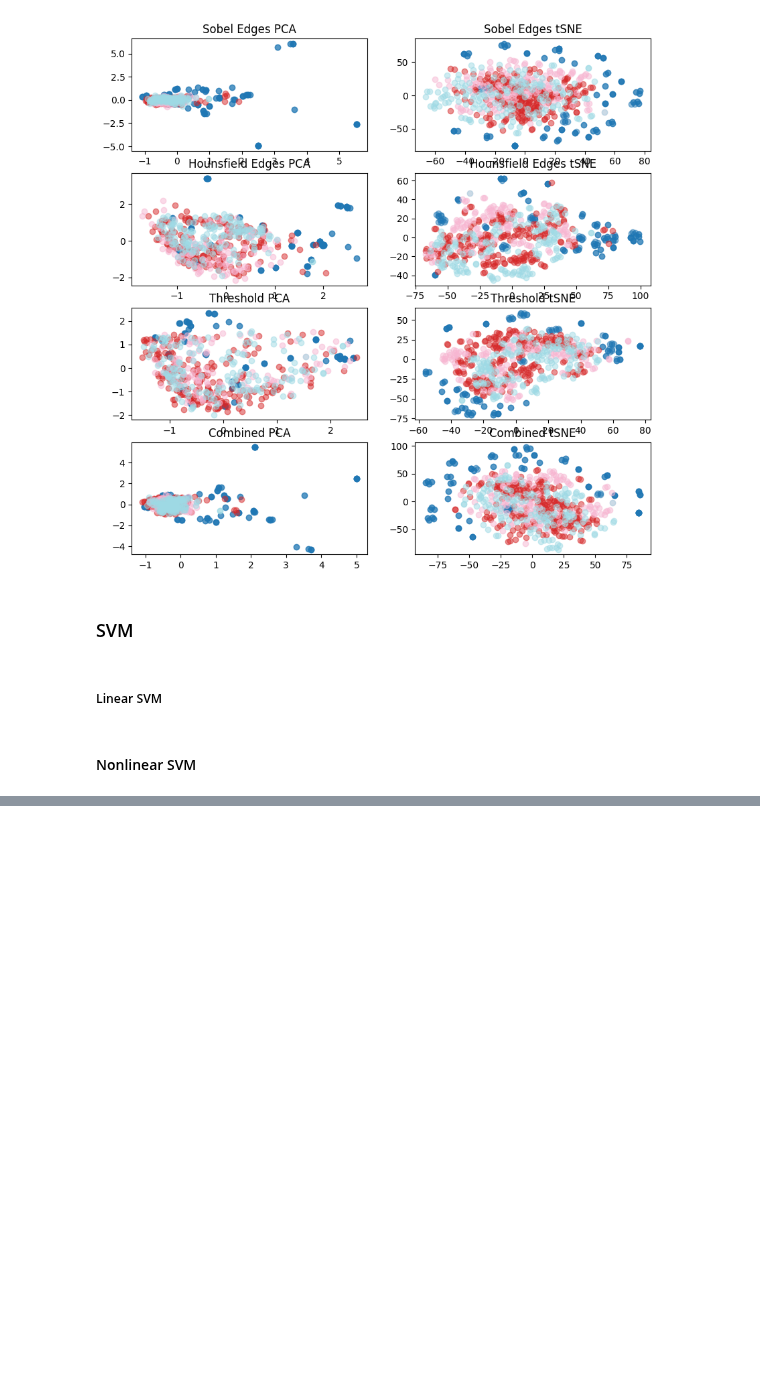
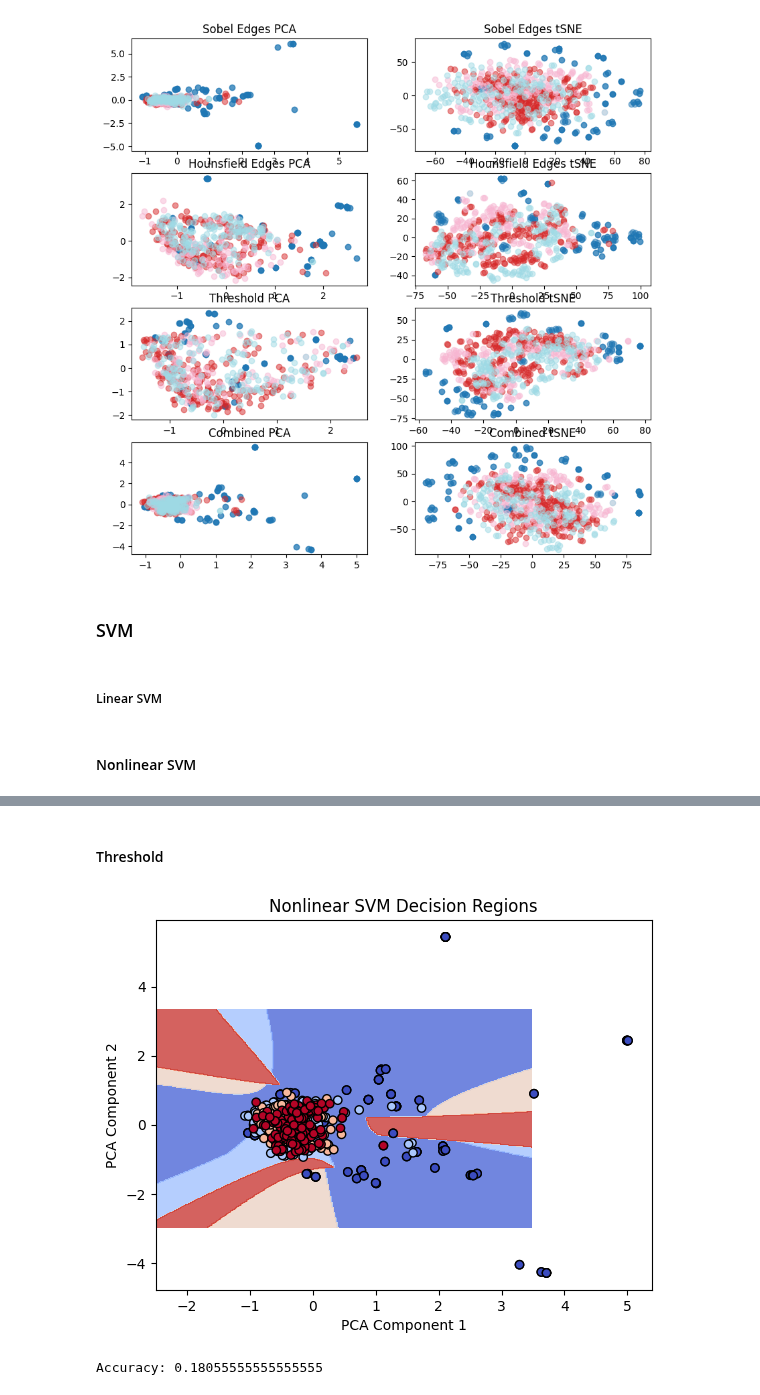
Before and after one commit to zacharyzimm/mids-281-final-project, a Jupyter notebook: SVM.ipynb, the cells around one changed output, grey strips where cells are left out. Drawn from its saved outputs; the diff is of its cells as text; code cells hidden in the pictures; blank space fills up the shorter version.

```diff
--- a/SVM.ipynb
+++ b/SVM.ipynb
@@ -195,0 +122,7 @@ Accuracy: 0.3055555555555556
+# %% [markdown]
+#### Threshold
+# %%
+nonlinear_svm(X_train_thresh_pca, train_labels, X_val_thresh_pca, valid_labels)
+# %% [output]
+[figure, added]
+Accuracy: 0.18055555555555555
```
Also changed, not shown: parts of 16 cells of this notebook, 2 other files.
